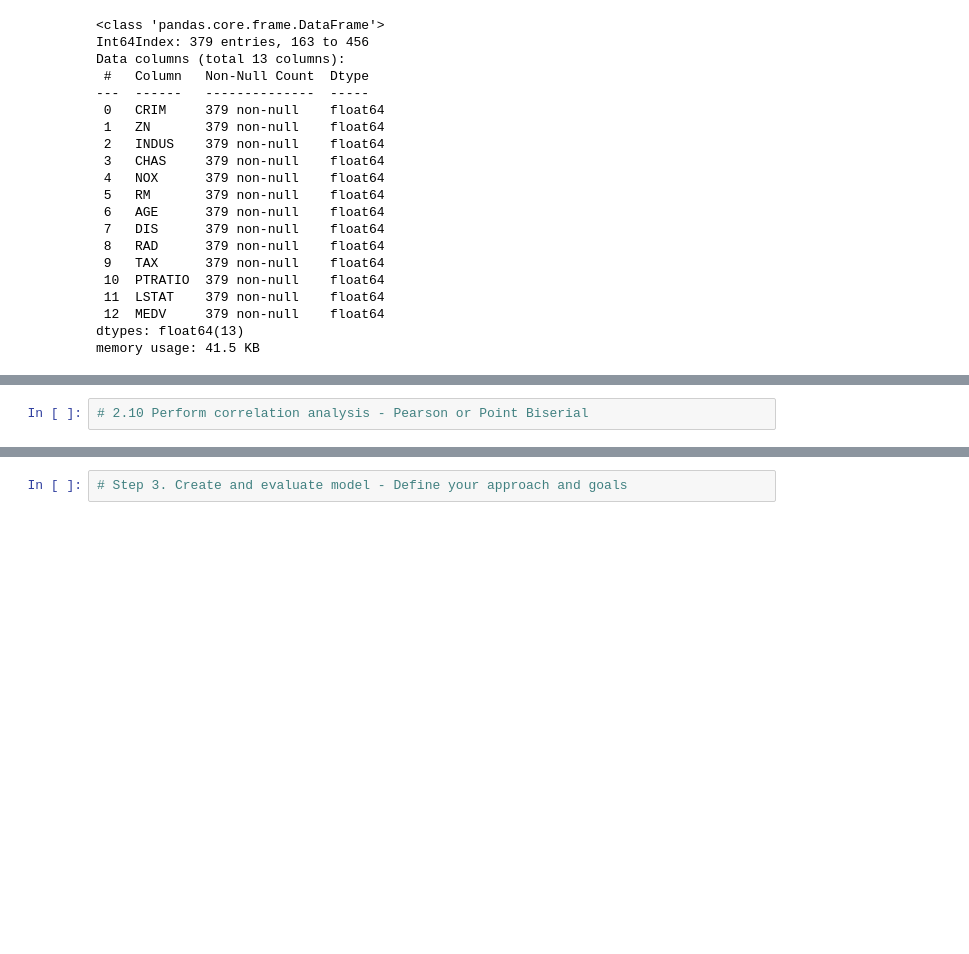
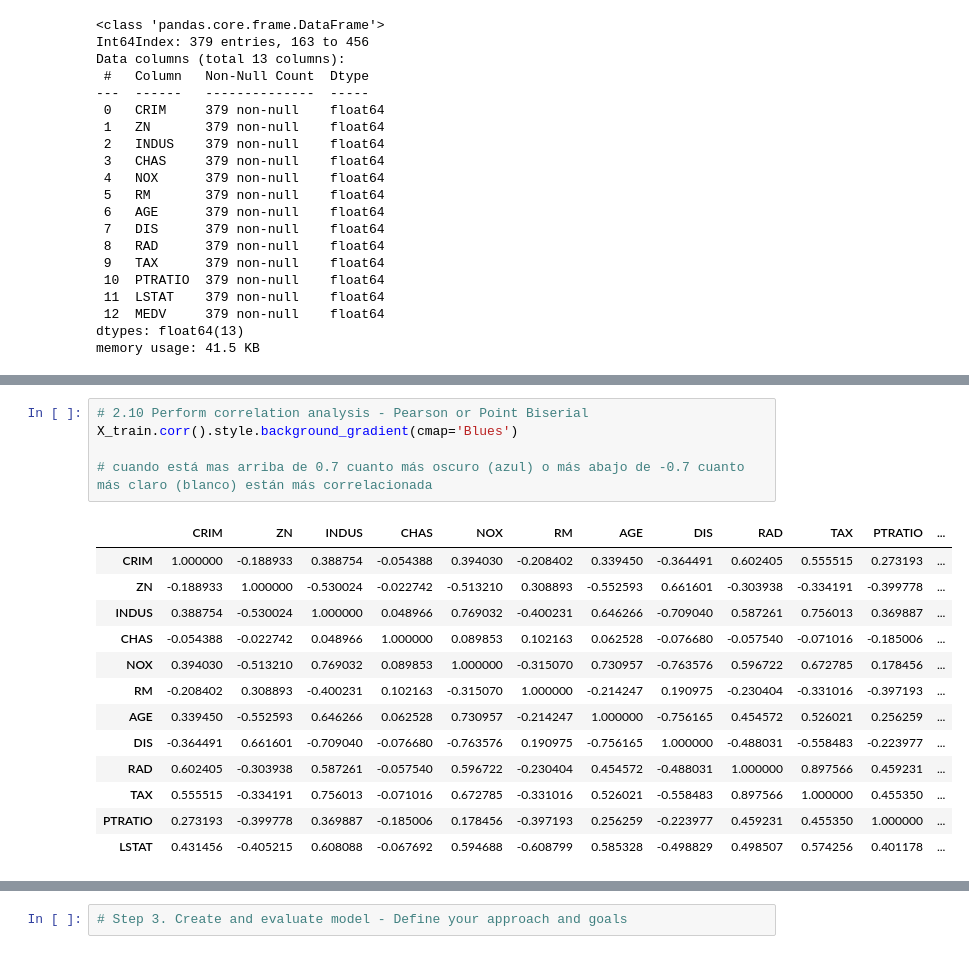
Before and after one commit to xalejandrow/Regularized_Linear_Regression_Project_Tutorial, a Jupyter notebook: src/Boston_Model_sample.ipynb, the cells around one changed output, grey strips where cells are left out. Saved outputs shown, nothing was run; the diff lists cells and outputs as text; blank space fills up the shorter version.

```diff
--- a/src/Boston_Model_sample.ipynb
+++ b/src/Boston_Model_sample.ipynb
@@ -198,2 +212,19 @@ plt.show()
-# %%
-# 2.10 Perform correlation analysis - Pearson or Point Biserial
+# %%
+# 2.10 Perform correlation analysis - Pearson or Point Biserial
+X_train.corr().style.background_gradient(cmap='Blues')
+
+# cuando está mas arriba de 0.7 cuanto más oscuro (azul) o más abajo de -0.7 cuanto más claro (blanco) están más correlacionada
+# %% [output]
+|  | CRIM | ZN | INDUS | CHAS | NOX | RM | AGE | DIS | RAD | TAX | PTRATIO | ... |
+| CRIM | 1.000000 | -0.188933 | 0.388754 | -0.054388 | 0.394030 | -0.208402 | 0.339450 | -0.364491 | 0.602405 | 0.555515 | 0.273193 | ... |
+| ZN | -0.188933 | 1.000000 | -0.530024 | -0.022742 | -0.513210 | 0.308893 | -0.552593 | 0.661601 | -0.303938 | -0.334191 | -0.399778 | ... |
+| INDUS | 0.388754 | -0.530024 | 1.000000 | 0.048966 | 0.769032 | -0.400231 | 0.646266 | -0.709040 | 0.587261 | 0.756013 | 0.369887 | ... |
+| CHAS | -0.054388 | -0.022742 | 0.048966 | 1.000000 | 0.089853 | 0.102163 | 0.062528 | -0.076680 | -0.057540 | -0.071016 | -0.185006 | ... |
+| NOX | 0.394030 | -0.513210 | 0.769032 | 0.089853 | 1.000000 | -0.315070 | 0.730957 | -0.763576 | 0.596722 | 0.672785 | 0.178456 | ... |
+| RM | -0.208402 | 0.308893 | -0.400231 | 0.102163 | -0.315070 | 1.000000 | -0.214247 | 0.190975 | -0.230404 | -0.331016 | -0.397193 | ... |
+| AGE | 0.339450 | -0.552593 | 0.646266 | 0.062528 | 0.730957 | -0.214247 | 1.000000 | -0.756165 | 0.454572 | 0.526021 | 0.256259 | ... |
+| DIS | -0.364491 | 0.661601 | -0.709040 | -0.076680 | -0.763576 | 0.190975 | -0.756165 | 1.000000 | -0.488031 | -0.558483 | -0.223977 | ... |
+| RAD | 0.602405 | -0.303938 | 0.587261 | -0.057540 | 0.596722 | -0.230404 | 0.454572 | -0.488031 | 1.000000 | 0.897566 | 0.459231 | ... |
+| TAX | 0.555515 | -0.334191 | 0.756013 | -0.071016 | 0.672785 | -0.331016 | 0.526021 | -0.558483 | 0.897566 | 1.000000 | 0.455350 | ... |
+| PTRATIO | 0.273193 | -0.399778 | 0.369887 | -0.185006 | 0.178456 | -0.397193 | 0.256259 | -0.223977 | 0.459231 | 0.455350 | 1.000000 | ... |
+| LSTAT | 0.431456 | -0.405215 | 0.608088 | -0.067692 | 0.594688 | -0.608799 | 0.585328 | -0.498829 | 0.498507 | 0.574256 | 0.401178 | ... |
```
Also changed, not shown: parts of 14 cells of this notebook.
